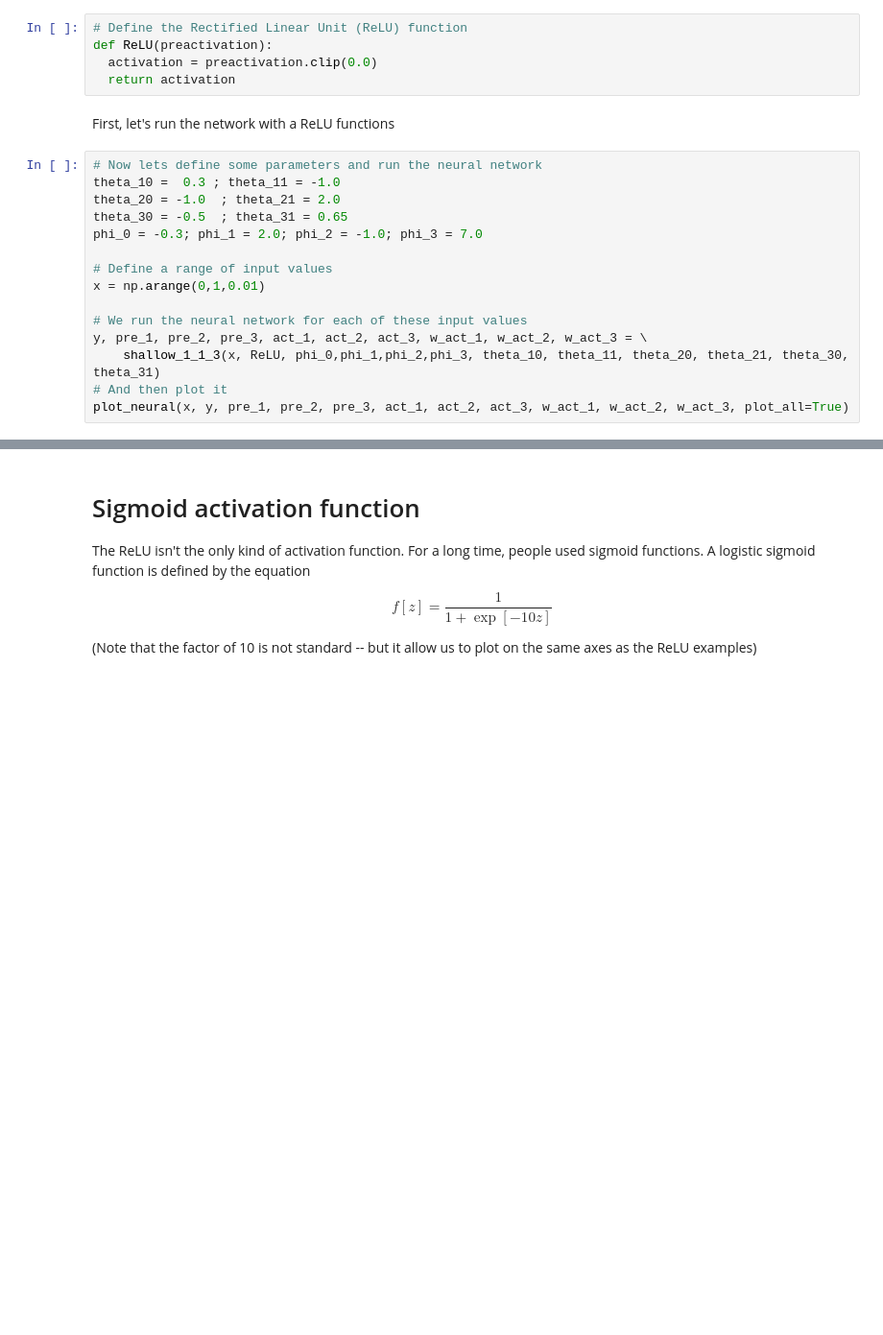
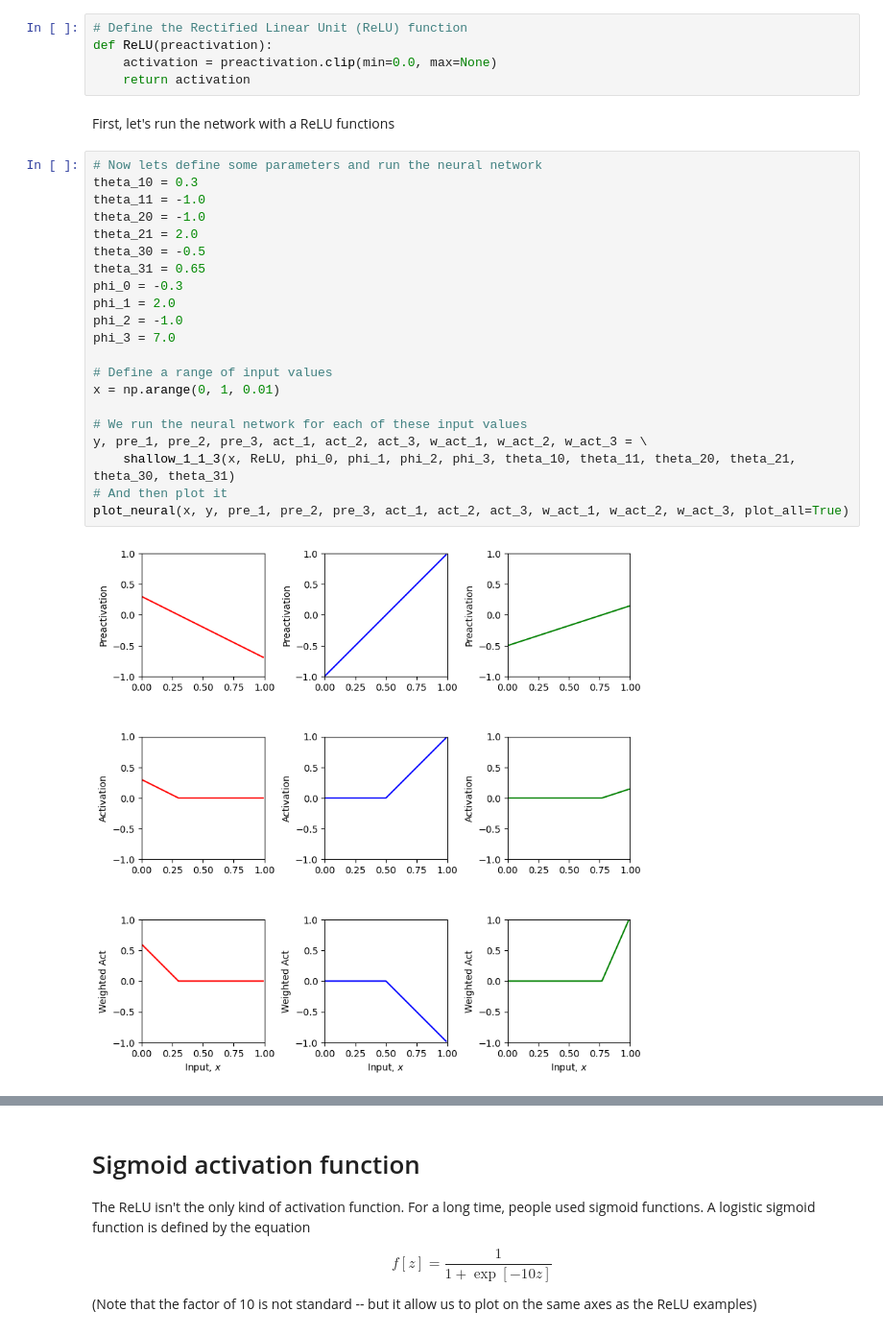
Before and after one commit to Mwawaka/waka-neural-networks, a Jupyter notebook: Chap03/3_4_Activation_Functions.ipynb, the cells around one changed output, grey strips where cells are left out. Shown at 96% size. Saved outputs shown, nothing was run; the diff lists cells and outputs as text; blank space fills up the shorter version.

```diff
--- a/Chap03/3_4_Activation_Functions.ipynb
+++ b/Chap03/3_4_Activation_Functions.ipynb
@@ -73,22 +86,30 @@ def shallow_1_1_3(x, activation_fn, phi_0,phi_1,phi_2,phi_3, theta_10, theta_11,
 # %%
 # Define the Rectified Linear Unit (ReLU) function
 def ReLU(preactivation):
-  activation = preactivation.clip(0.0)
-  return activation
+    activation = preactivation.clip(min=0.0, max=None)
+    return activation
 # %% [markdown]
 First, let's run the network with a ReLU functions
 # %%
 # Now lets define some parameters and run the neural network
-theta_10 =  0.3 ; theta_11 = -1.0
-theta_20 = -1.0  ; theta_21 = 2.0
-theta_30 = -0.5  ; theta_31 = 0.65
-phi_0 = -0.3; phi_1 = 2.0; phi_2 = -1.0; phi_3 = 7.0
+theta_10 = 0.3
+theta_11 = -1.0
+theta_20 = -1.0
+theta_21 = 2.0
+theta_30 = -0.5
+theta_31 = 0.65
+phi_0 = -0.3
+phi_1 = 2.0
+phi_2 = -1.0
+phi_3 = 7.0
 
 # Define a range of input values
-x = np.arange(0,1,0.01)
+x = np.arange(0, 1, 0.01)
 
 # We run the neural network for each of these input values
 y, pre_1, pre_2, pre_3, act_1, act_2, act_3, w_act_1, w_act_2, w_act_3 = \
-    shallow_1_1_3(x, ReLU, phi_0,phi_1,phi_2,phi_3, theta_10, theta_11, theta_20, theta_21, theta_30, theta_31)
+    shallow_1_1_3(x, ReLU, phi_0, phi_1, phi_2, phi_3, theta_10, theta_11, theta_20, theta_21, theta_30, theta_31)
 # And then plot it
 plot_neural(x, y, pre_1, pre_2, pre_3, act_1, act_2, act_3, w_act_1, w_act_2, w_act_3, plot_all=True)
+# %% [output]
+[figure, added]
```
Also changed, not shown: parts of 13 cells of this notebook.
